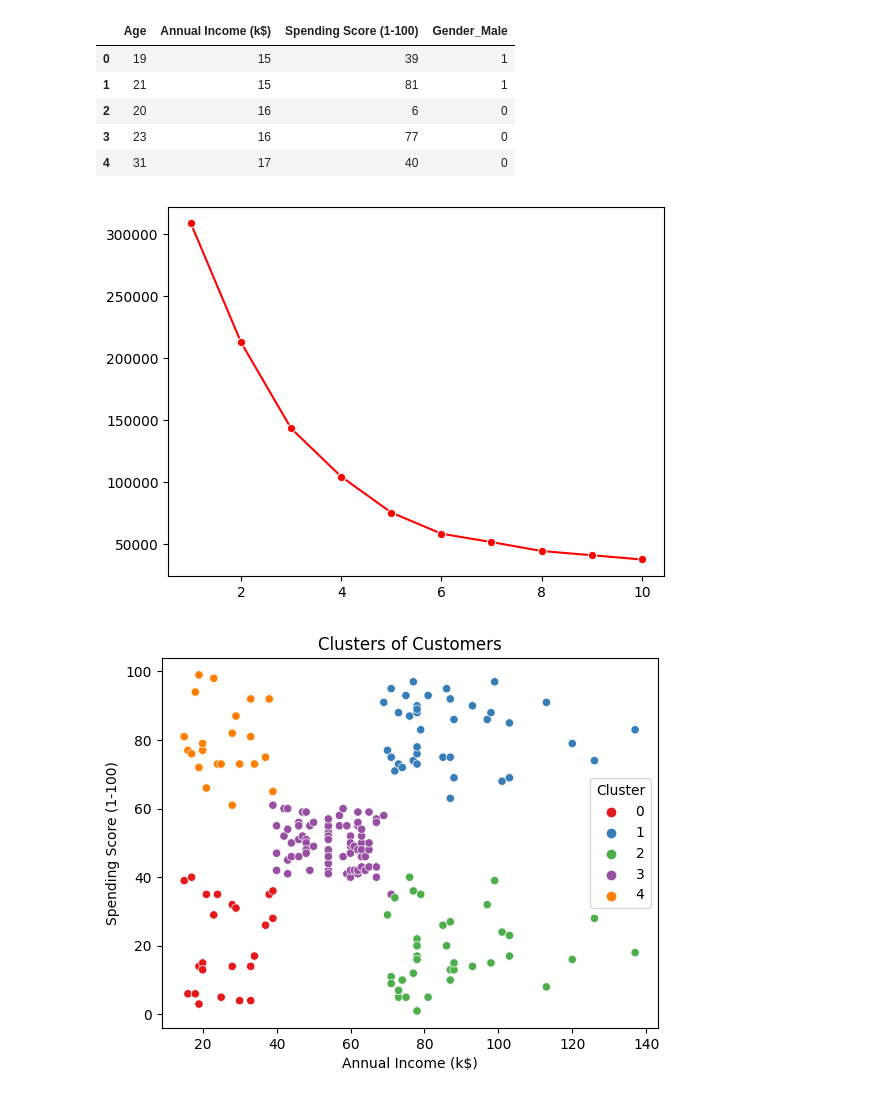
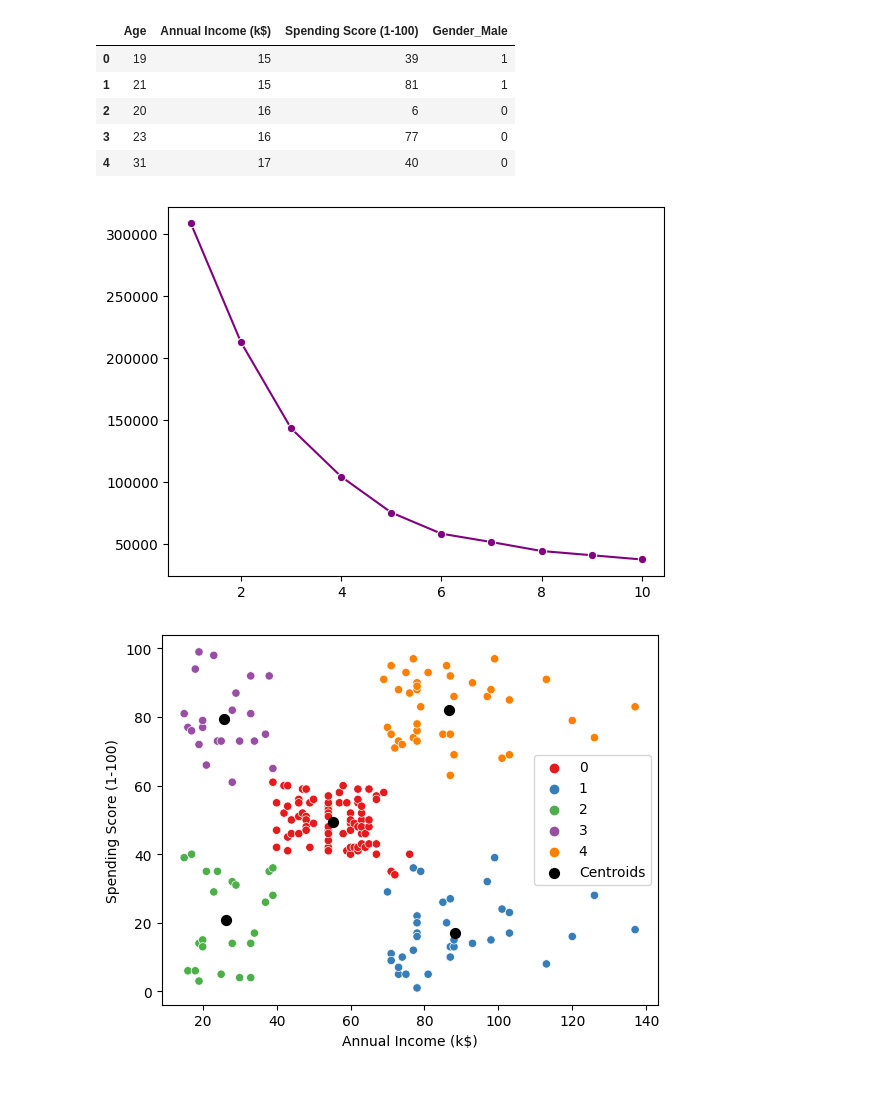
Before and after one commit to Harsh502s/ML-Assignments, a Jupyter notebook: Notebooks/Assignment 8 KMeans.ipynb, the cells around one changed output. Saved outputs shown, nothing was run; the diff lists cells and outputs as text; code cells hidden in the pictures.

```diff
--- a/Notebooks/Assignment 8 KMeans.ipynb
+++ b/Notebooks/Assignment 8 KMeans.ipynb
@@ -13,7 +13,7 @@ w.filterwarnings('ignore')
 # Reading the data
 # %%
 df = pd.read_csv(
-    r"C:\Users\ds12\College\ML-Assignments\Data Sets\MLK\mall segmentation.csv")
+    r"C:\Users\harsh\College\ML-Assignments\Data Sets\MLK\mall segmentation.csv")
 # %%
 df.head()
 # %% [output]
@@ -90,24 +96,24 @@ for i in range(1, 11):
     wcss.append(kmeans.inertia_)
     pass
 
-sns.lineplot(x=range(1, 11), y=wcss, marker='o', color='red')
+sns.lineplot(x=range(1, 11), y=wcss, marker='o', color='purple')
 plt.show()
 # %% [output]
-[figure, old version]
+[figure, new version]
 # %%
 # Making the KMeans model for 5 clusters
 
 kmeans = KMeans(n_clusters=5, init='k-means++', random_state=42)
-y_kmeans = kmeans.fit_predict(df)
+y_kmeans = kmeans.fit_predict(df[['Annual Income (k$)', 'Spending Score (1-100)']])
 df['Cluster'] = y_kmeans
+center = kmeans.cluster_centers_
 # %%
-# Plotting the clusters
+# Plotting the clusters and centroids
 
-sns.scatterplot(x=df['Annual Income (k$)'],
-                y=df['Spending Score (1-100)'], hue=df['Cluster'], palette='Set1')
-plt.title('Clusters of Customers')
-plt.xlabel('Annual Income (k$)')
-plt.ylabel('Spending Score (1-100)')
+sns.scatterplot(x='Annual Income (k$)', y='Spending Score (1-100)', data=df, hue='Cluster', palette='Set1')
+
+plt.scatter(center[:, 0], center[:, 1], s=50, c='black', label='Centroids')
+plt.legend()
 plt.show()
 # %% [output]
-[figure, old version]
+[figure, new version]
```
Also changed, not shown: parts of 7 cells of this notebook.
